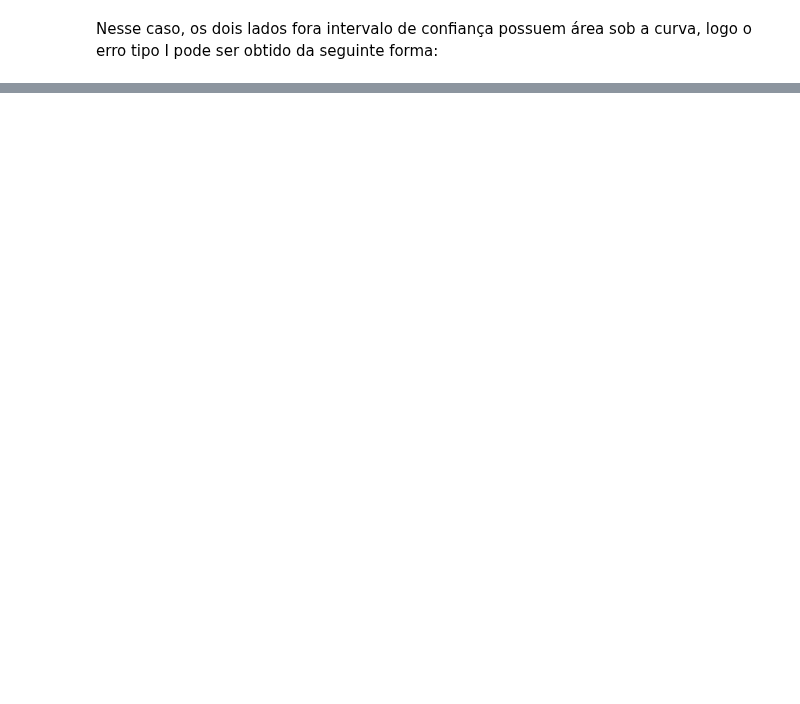
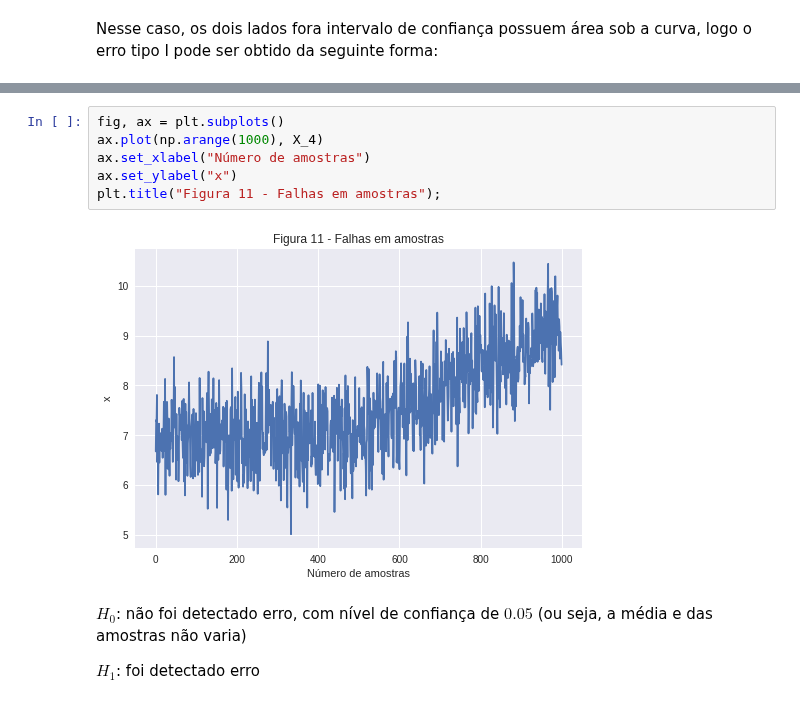
Before and after one commit to ifribeiro/TEI-EstApl, a Jupyter notebook: EPC8.ipynb, the cells around one changed output, grey strips where cells are left out. Saved outputs shown, nothing was run; the diff lists cells and outputs as text; blank space fills up the shorter version.

```diff
--- a/EPC8.ipynb
+++ b/EPC8.ipynb
@@ -679,0 +587,12 @@ pd.DataFrame(erros)
+# %%
+fig, ax = plt.subplots()
+ax.plot(np.arange(1000), X_4)
+ax.set_xlabel("Número de amostras")
+ax.set_ylabel("x")
+plt.title("Figura 11 - Falhas em amostras");
+# %% [output]
+[figure, added]
+# %% [markdown]
+$H_0$: não foi detectado erro, com nível de confiança de $0.05$ (ou seja, a média e das amostras não varia)
+
+$H_1$: foi detectado erro
```
Also changed, not shown: parts of 45 cells of this notebook.
